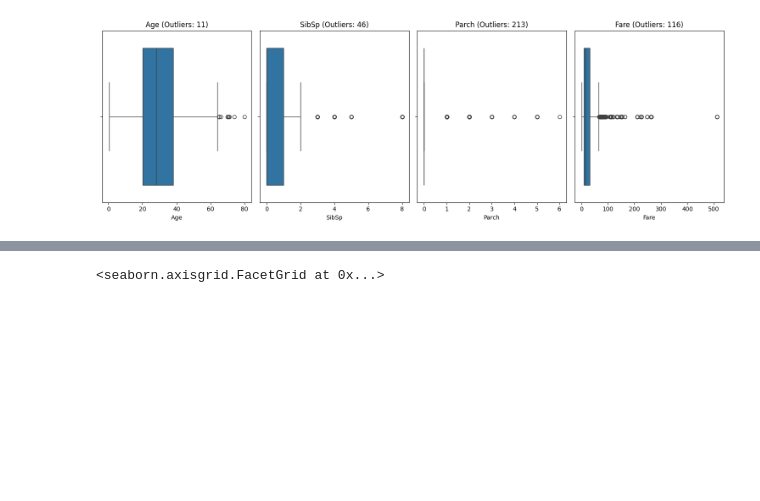
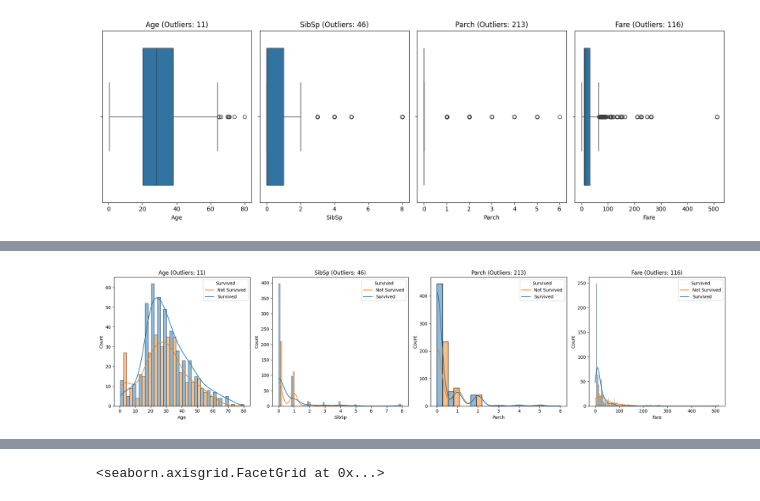
Before and after one commit to moreira-and/kaggle-ml-classification-titanic, a Jupyter notebook: notebooks/titanic_eda.ipynb, the cells around one changed output, grey strips where cells are left out. Cells and saved outputs as stored; diff of their text form; code cells hidden in the pictures; blank space fills up the shorter version.

```diff
--- a/notebooks/titanic_eda.ipynb
+++ b/notebooks/titanic_eda.ipynb
@@ -291,0 +386,19 @@ plt.show()
+# %%
+# List of columns to analyze
+columns = ['Age', 'SibSp', 'Parch', 'Fare']
+
+# Create subplots for histograms
+fig, axes = plt.subplots(1, len(columns), figsize=(20, 5))
+
+# Loop through each column and create histograms
+for ax, column in zip(axes, columns):
+    # Create histogram for each column with separate columns for Survived
+    sns.histplot(data=df_train, x=column, hue='Survived', ax=ax, multiple="dodge", kde=True)
+    outlier_count = count_outliers(df_train, column)
+    ax.set_title(f'{column} (Outliers: {outlier_count})')
+    ax.legend(title='Survived', loc='upper right', labels=['Not Survived', 'Survived'])
+
+plt.tight_layout()
+plt.show()
+# %% [output]
+[figure, added]
```
Also changed, not shown: parts of 27 cells of this notebook.
